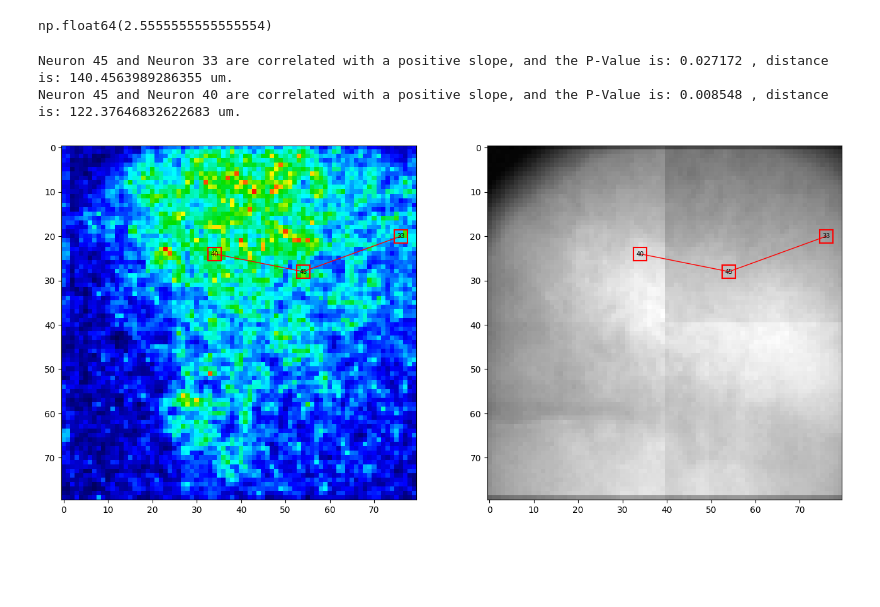
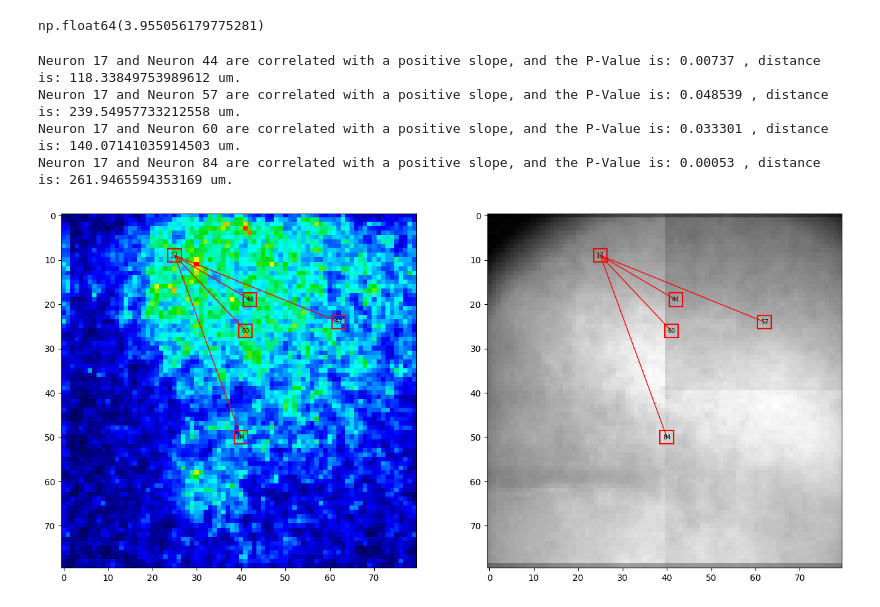
Before and after one commit to TianchengXu0420/ZDA_Adventure, a Jupyter notebook: 3x3Area.ipynb, the cells around one changed output. Cells and saved outputs as stored; diff of their text form; code cells hidden in the pictures; blank space fills up the shorter version.

Commit message:
Single Neuron Identification.

```diff
--- a/3x3Area.ipynb
+++ b/3x3Area.ipynb
@@ -12,7 +12,7 @@ from scipy.spatial.distance import cdist
 from scipy.signal import detrend
 # %%
 # Load the Data's directory.
-datadir = 'C:/Users/Kevin/Desktop/26-02-17/02_01_01.zda'
+datadir = 'C:/Users/Kevin/Desktop/26-02-17/02_01_04.zda'
 
 # Load the Tool Packages.
 dataLoader = DataLoader(datadir)
@@ -63,6 +63,6 @@ plt.show()
 # %%
 # Single Cell Identification.
-candidates = identify.candidates(Data_ave=Data_ave, cutoff=95, startPt=startPt, numPt=numPt)
+candidates = identify.candidates(Data_ave=Data_ave, cutoff=90, startPt=startPt, numPt=numPt)
 candidates = identify.select_non_overlap(candidates=candidates, snr_map=snr_map)
 candidates = sorted(candidates, key=lambda x: (x[0], x[1]))
 # %%
@@ -229,9 +229,9 @@ Totally 1431 pairs.
 # %%
 np.mean(connection)
 # %% [output]
-np.float64(2.5555555555555554)
+np.float64(3.955056179775281)
 # %%
-neuro_label = 45
+neuro_label = 17
 
 plt.subplots(1, 2, figsize=(16,8))
 ax1 = plt.subplot(1, 2, 1)
@@ -266,34 +266,36 @@ for i in range(num):
         Slope, _, _, pValue, _ = linregress(latency[i], latency[neuro_label-1])
 
         if pValue <=0.05 and Slope > 0:
             count = count + 1
             print('Neuron', neuro_label, 'and Neuron', i+1, 'are correlated with a positive slope, and the P-Value is:', np.round(pValue, 6), ', distance is:', dist, 'um.')
             loc_1 = index[i]
             loc_2 = index[neuro_label-1]
 
             ax1.plot([loc_1[1], loc_2[1]], [loc_1[0], loc_2[0]], color='red', linewidth=1)
             ax2.plot([loc_1[1], loc_2[1]], [loc_1[0], loc_2[0]], color='red', linewidth=1)
 
             top = loc_1[1] - 1.5
             bottom = loc_1[1] + 1.5
             left = loc_1[0] - 1.5
             right = loc_1[0] + 1.5
 
             ax1.plot([top, top], [left, right], color=color, linewidth=linewidth)
             ax1.plot([bottom, bottom], [left, right], color=color, linewidth=linewidth)
             ax1.plot([top, bottom], [left, left], color=color, linewidth=linewidth)
             ax1.plot([top, bottom], [right, right], color=color, linewidth=linewidth)
             ax1.annotate(str(i+1), xy=(loc_1[1], loc_1[0]), ha='center', va='center', fontsize=7, color='black')
 
             ax2.plot([top, top], [left, right], color=color, linewidth=linewidth)
             ax2.plot([bottom, bottom], [left, right], color=color, linewidth=linewidth)
             ax2.plot([top, bottom], [left, left], color=color, linewidth=linewidth)
             ax2.plot([top, bottom], [right, right], color=color, linewidth=linewidth)
             ax2.annotate(str(i+1), xy=(loc_1[1], loc_1[0]), ha='center', va='center', fontsize=7, color='black')
 
 plt.show()
 # %% [output]
-Neuron 45 and Neuron 33 are correlated with a positive slope, and the P-Value is: 0.027172 , distance is: 140.4563989286355 um.
-Neuron 45 and Neuron 40 are correlated with a positive slope, and the P-Value is: 0.008548 , distance is: 122.37646832622683 um.
+Neuron 17 and Neuron 44 are correlated with a positive slope, and the P-Value is: 0.00737 , distance is: 118.33849753989612 um.
+Neuron 17 and Neuron 57 are correlated with a positive slope, and the P-Value is: 0.048539 , distance is: 239.54957733212558 um.
+Neuron 17 and Neuron 60 are correlated with a positive slope, and the P-Value is: 0.033301 , distance is: 140.07141035914503 um.
+Neuron 17 and Neuron 84 are correlated with a positive slope, and the P-Value is: 0.00053 , distance is: 261.9465594353169 um.
-[figure, old version]
+[figure, new version]
 # %%
```
Also changed, not shown: parts of 4 cells of this notebook.
